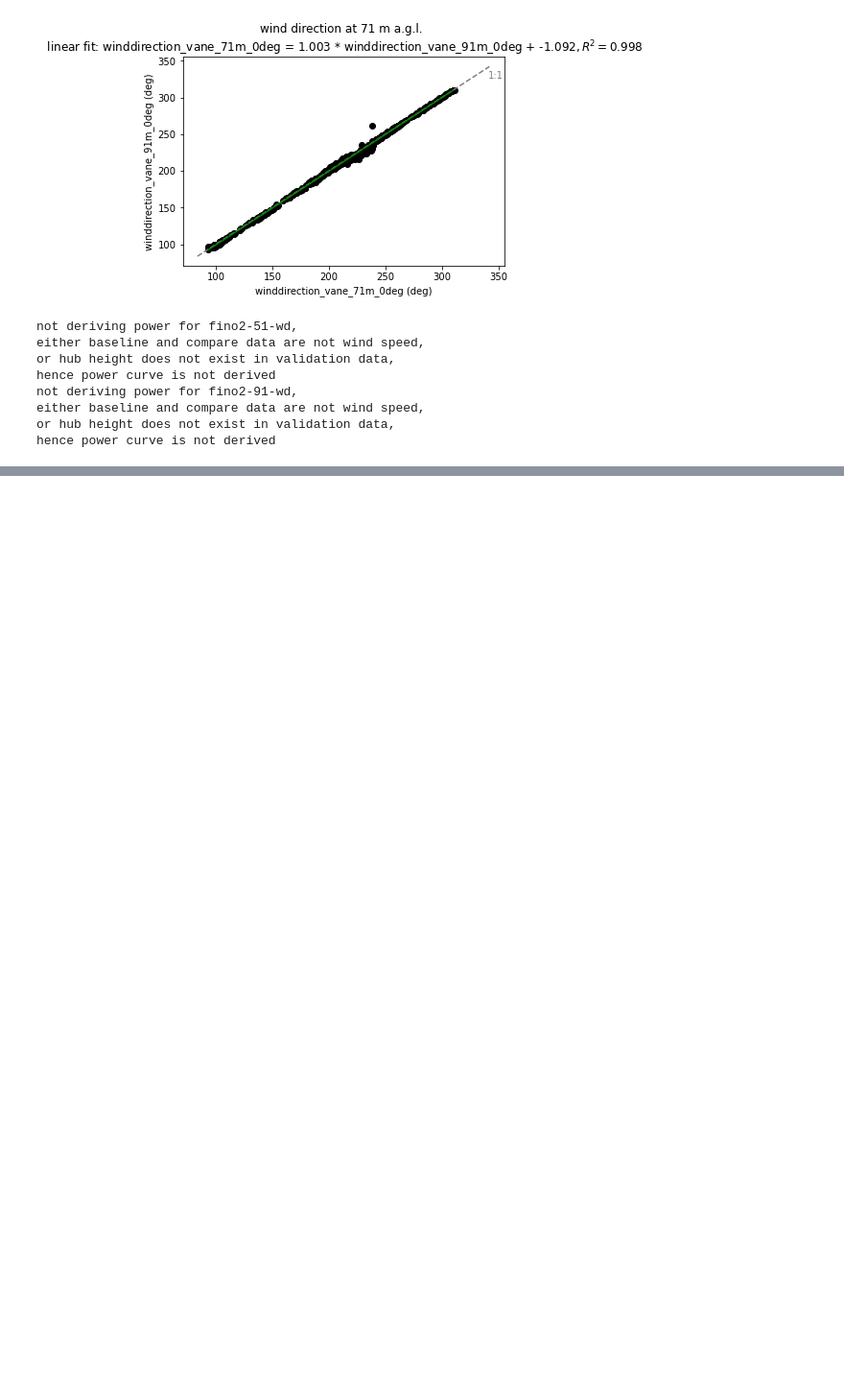
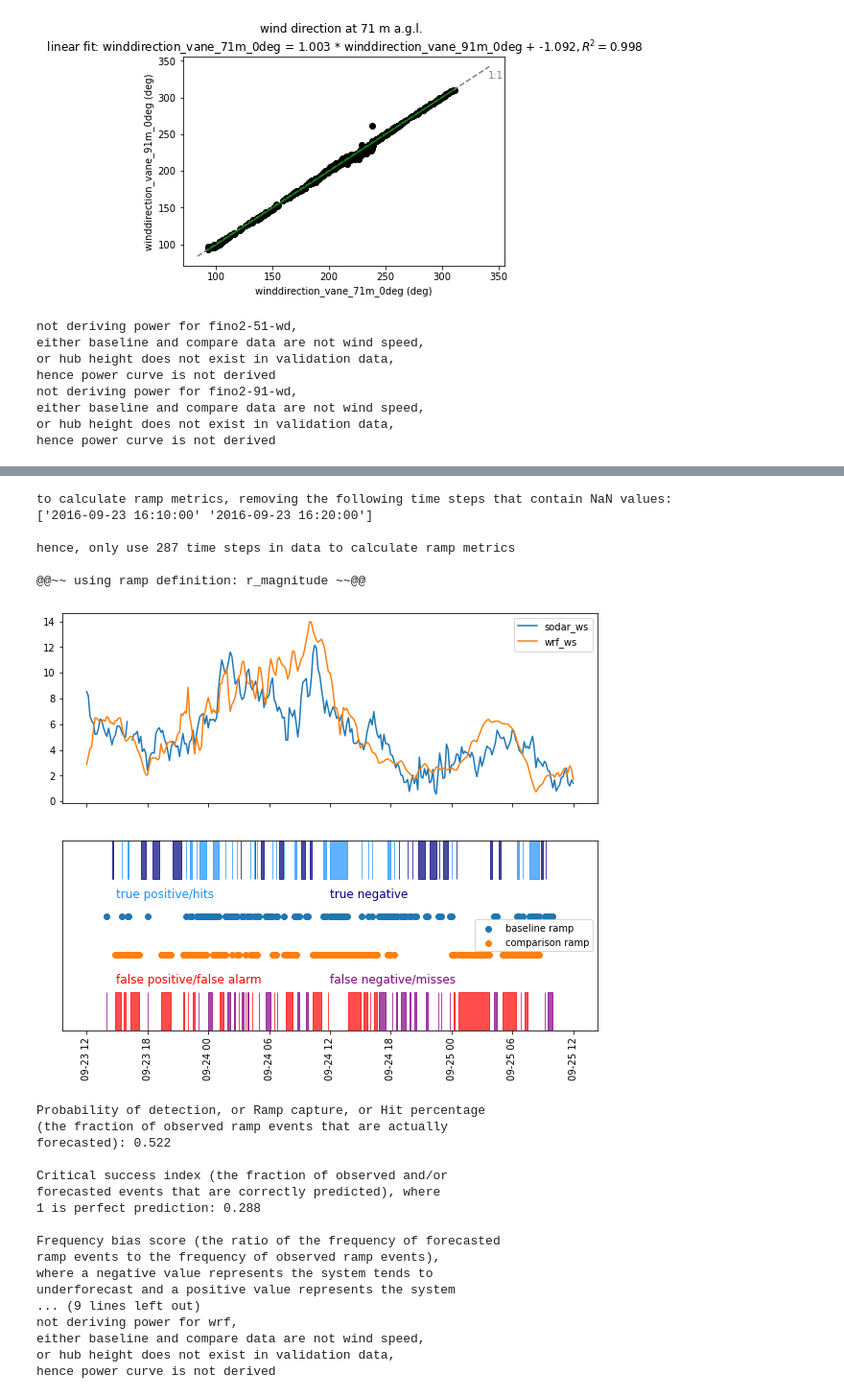
Before and after one commit to joejoeyjoseph/i-validate, a Jupyter notebook: notebooks/demo_notebook.ipynb, the cells around one changed output, grey strips where cells are left out. Shown at 96% size. Saved outputs shown, nothing was run; the diff lists cells and outputs as text; code cells hidden in the pictures; blank space fills up the shorter version.

Commit message:
add ramps

```diff
--- a/notebooks/demo_notebook.ipynb
+++ b/notebooks/demo_notebook.ipynb
@@ -267,3 +270,9 @@ not deriving power for fino2-91-wd,
 either baseline and compare data are not wind speed,
 or hub height does not exist in validation data,
 hence power curve is not derived
+# %%
+%load_ext autoreload
+%autoreload 2
+
+compare('config_ramp.yaml')
+# %% [output]
@@ -269,0 +299,24 @@ hence power curve is not derived
+to calculate ramp metrics, removing the following time steps that contain NaN values:
+['2016-09-23 16:10:00' '2016-09-23 16:20:00']
+
+hence, only use 287 time steps in data to calculate ramp metrics
+
+@@~~ using ramp definition: r_magnitude ~~@@
+[figure, added]
+Probability of detection, or Ramp capture, or Hit percentage
+(the fraction of observed ramp events that are actually
+forecasted): 0.522
+
+Critical success index (the fraction of observed and/or
+forecasted events that are correctly predicted), where
+1 is perfect prediction: 0.288
+
+Frequency bias score (the ratio of the frequency of forecasted
+ramp events to the frequency of observed ramp events),
+where a negative value represents the system tends to
+underforecast and a positive value represents the system
+... (9 lines left out)
+not deriving power for wrf,
+either baseline and compare data are not wind speed,
+or hub height does not exist in validation data,
+hence power curve is not derived
```
Also changed, not shown: parts of 3 cells of this notebook.
